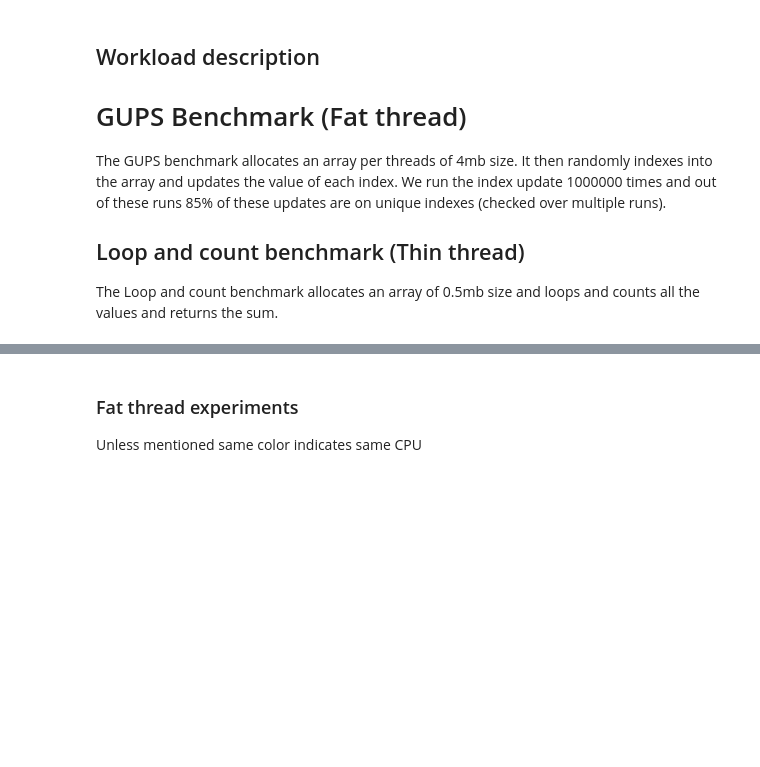
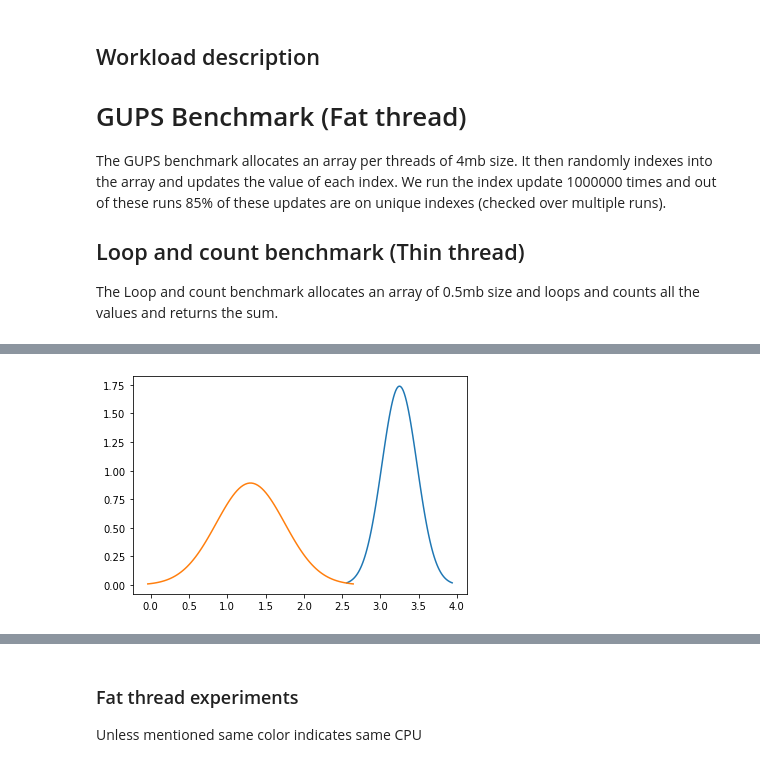
Before and after one commit to shauryapatel1995/random-threading, a Jupyter notebook: fatvsthin.ipynb, the cells around one changed output, grey strips where cells are left out. Cells and saved outputs as stored; diff of their text form; code cells hidden in the pictures; blank space fills up the shorter version.

```diff
--- a/fatvsthin.ipynb
+++ b/fatvsthin.ipynb
@@ -20,3 +20,32 @@ The GUPS benchmark allocates an array per threads of 4mb size. It then randomly
 
 ## Loop and count benchmark (Thin thread)
 The Loop and count benchmark allocates an array of 0.5mb size and loops and counts all the values and returns the sum.
+# %%
+# Setup
+import matplotlib.pyplot as plt
+import random
+import numpy as np
+import scipy.stats as stats
+import math
+
+# colors = ["blue", "red", "green", "yellow"]
+colors = []
+for i in range(4):
+  r = random.random()
+  g = random.random()
+  b = random.random()
+  colors.append((r,g,b))
+
+def generate_graph(threads, times, title):
+  barlist = plt.bar(threads, times)
+  plt.ylabel('time in ms')
+  plt.xlabel('thread number')
+  plt.title(title)
+
+  for i in range(len(times)):
+    barlist[i].set_color(colors[cpus[i]])
+
+def generate_normal(mu, variance):
+  sigma = math.sqrt(variance)
+  x = np.linspace(mu - 3*sigma, mu + 3*sigma, 100)
+  plt.plot(x, stats.norm.pdf(x, mu, sigma))
@@ -22,0 +84,7 @@ The Loop and count benchmark allocates an array of 0.5mb size and loops and coun
+# %%
+## 25 trials.
+generate_normal(3.25025, float(1/19))
+generate_normal(1.30388, float(1/5))
+plt.show()
+# %% [output]
+[figure, added]
```
Also changed, not shown: parts of 18 cells of this notebook.
